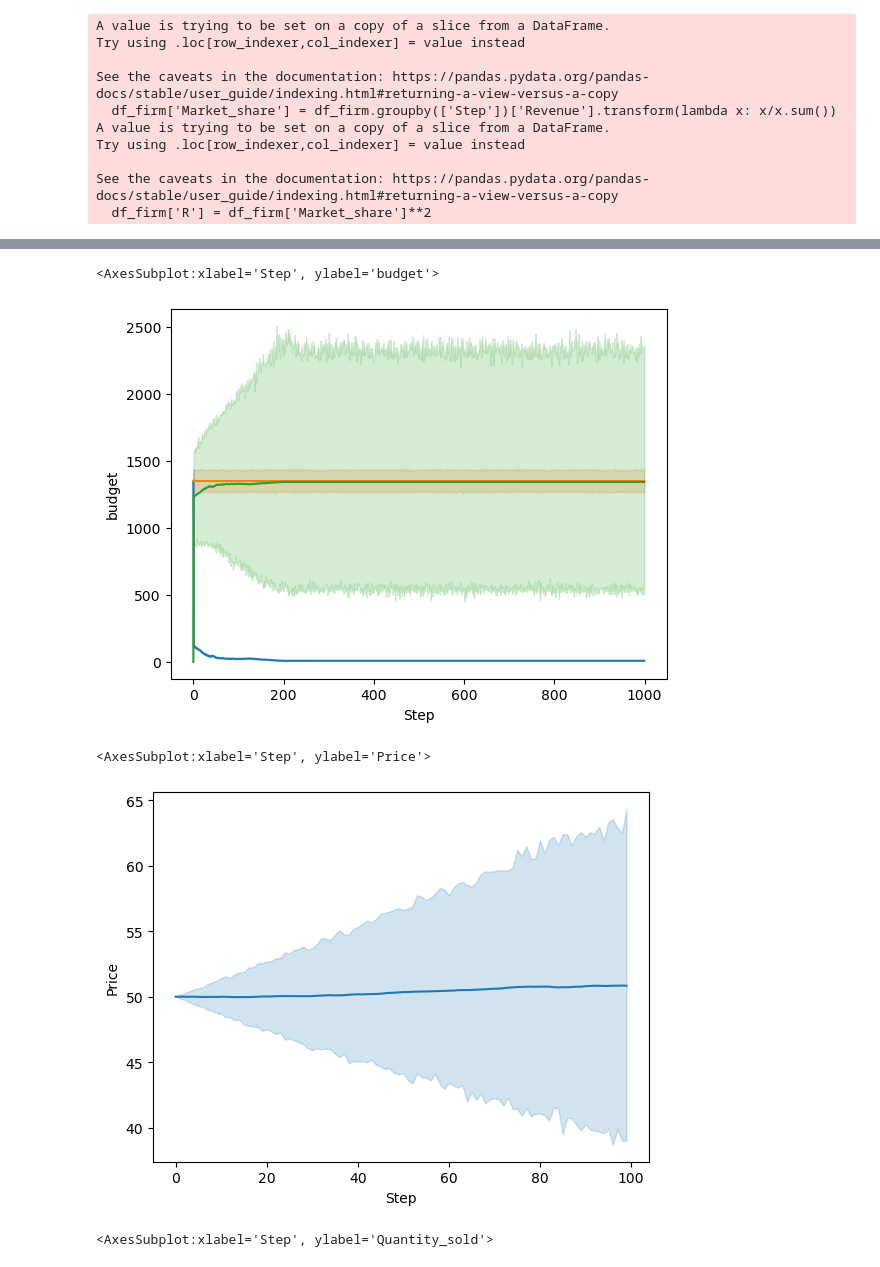
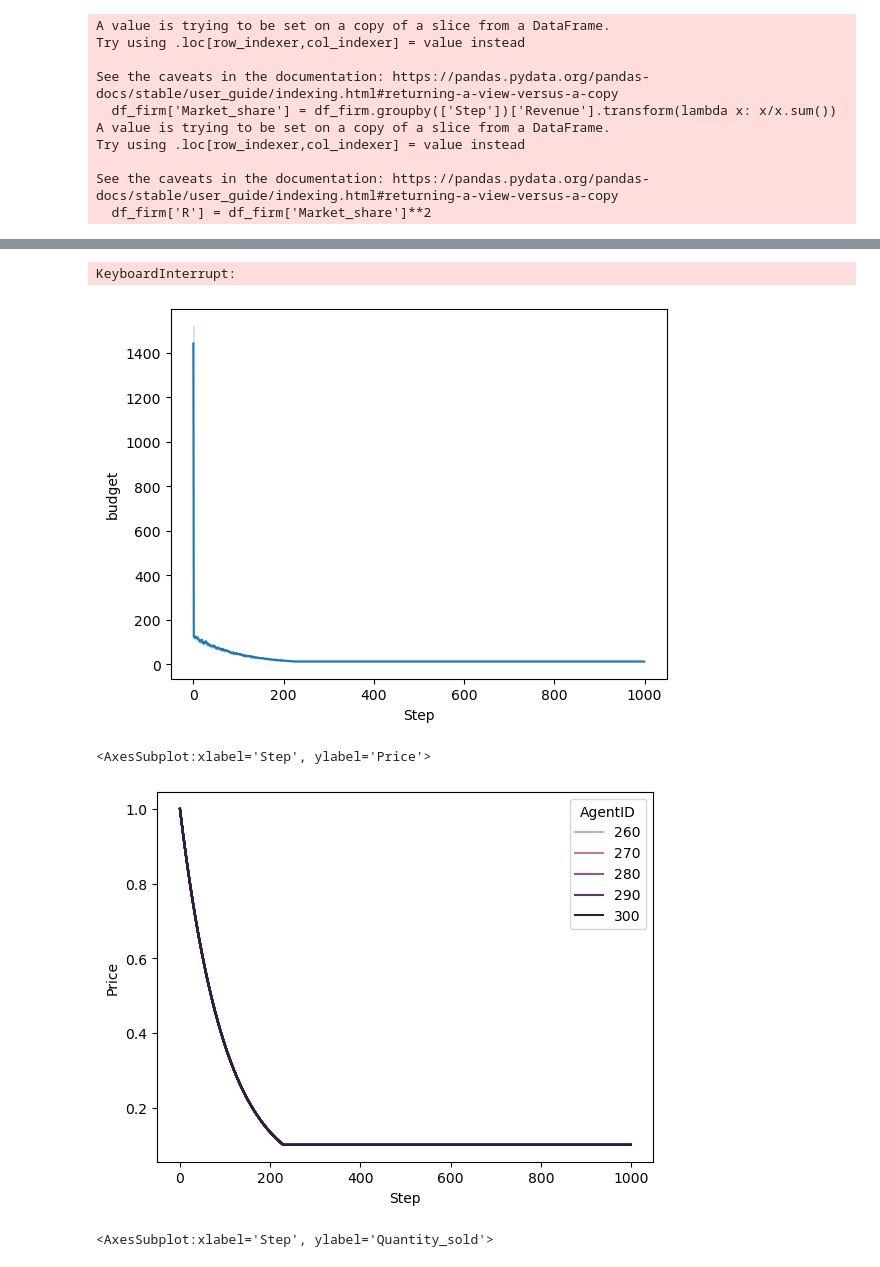
Before and after one commit to TabernaA/WWCS_2023_markets, a Jupyter notebook: model_basic.ipynb, the cells around one changed output, grey strips where cells are left out. Cells and saved outputs as stored; diff of their text form; code cells hidden in the pictures.

Commit message:
updtake with  bipartite graph

```diff
--- a/model_basic.ipynb
+++ b/model_basic.ipynb
@@ -14,7 +14,7 @@ import networkx as nx
 class Market(Model):
     """Model class for the Market model. """
 
-    def __init__(self, F=50, H=300
+    def __init__(self, F=50, H=300, firms_production=1200
 
                  ):
         """Initialization of the CRAB model.
@@ -44,7 +44,7 @@ class Market(Model):
 
             quality = np.random.uniform(0, 1)
             price = 1
-            a = Firm(self, quality, price, production=50)
+            a = Firm(self, quality, price, production=firms_production)
             self.schedule.add(a)
 
         # Datacollector
@@ -196,8 +196,8 @@ class Household(Agent):
 
         # select a
 # %%
-model = Market(50,250)
-steps = 10
+model = Market(5,25, 120)
+steps = 1000
 for i in range(steps):
     #print('step', i)
     model.step()
@@ -241,3 +247,5 @@ nx = model.datacollector.get_model_vars_dataframe().reset_index()
+# %%
+df = model.datacollector.get_agent_vars_dataframe().reset_index()
 # %%
 # for each Step, computes the HHI for each Firm
 df_firm = df.loc[df['Type'] == 'Firm']
@@ -271,13 +279,13 @@ sns.lineplot(data=df, y='budget', x='Step', estimator='sum')
 sns.lineplot(data=df, y='Initial_budget', x='Step', estimator='sum')
 sns.lineplot(data=df, y='Revenue', x='Step', estimator='sum')
 # %% [output]
-<AxesSubplot:xlabel='Step', ylabel='budget'>
+KeyboardInterrupt:
-[figure, old version]
+[figure, new version]
 # %%
-sns.lineplot(data=df, y='Price', x='Step'))
+sns.lineplot(data=df_firm, y='Price', x='Step', hue = 'AgentID')
 # %% [output]
 <AxesSubplot:xlabel='Step', ylabel='Price'>
-[figure, old version]
+[figure, new version]
 # %%
 sns.lineplot(data=df, y='Quantity_sold', x='Step', estimator='sum')
 # %% [output]
```
Also changed, not shown: parts of 3 cells of this notebook.
